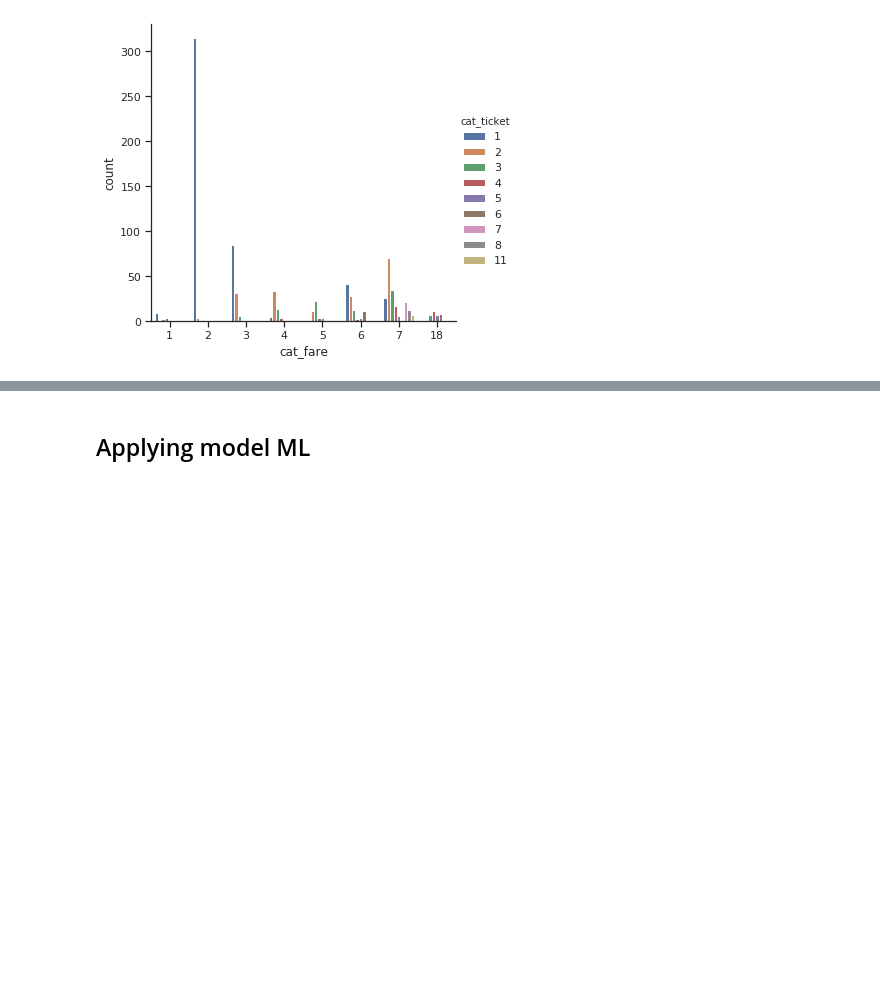
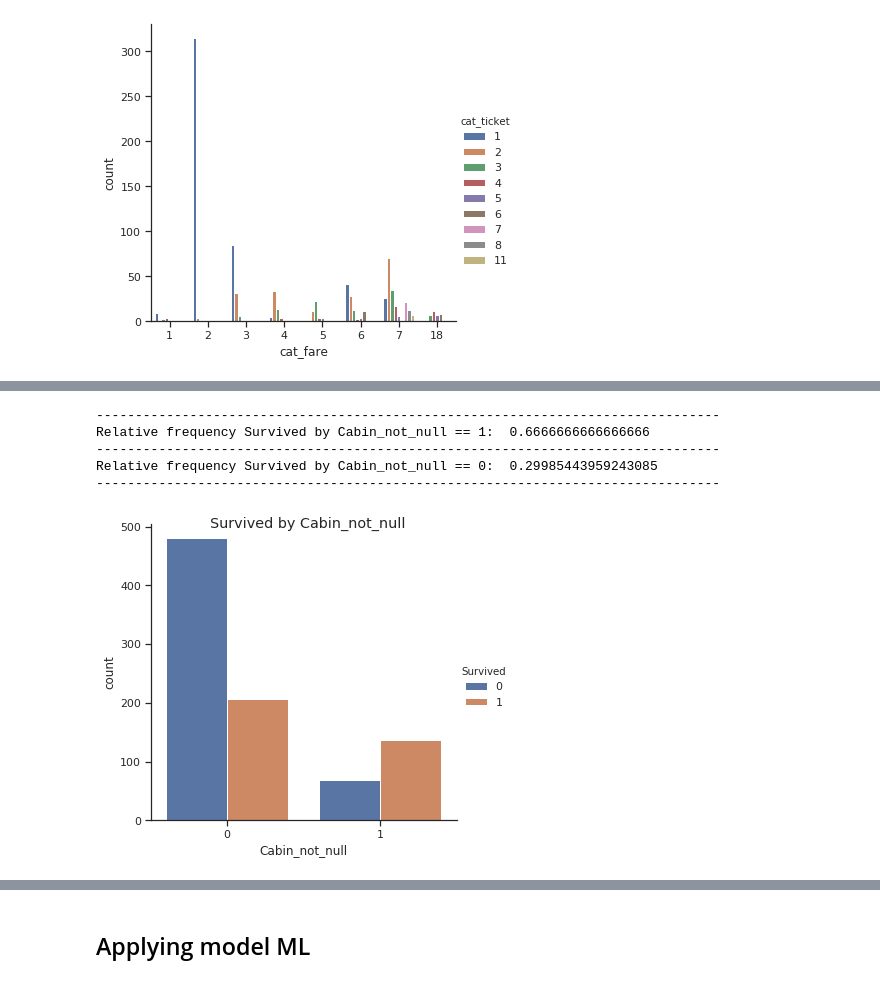
Before and after one commit to RobertGarciadSilva/python-notebooks, a Jupyter notebook: notebooks/DataTitanic/EDATitanic02.ipynb, the cells around one changed output, grey strips where cells are left out. Drawn from its saved outputs; the diff is of its cells as text; code cells hidden in the pictures; blank space fills up the shorter version.

```diff
--- a/notebooks/DataTitanic/EDATitanic02.ipynb
+++ b/notebooks/DataTitanic/EDATitanic02.ipynb
@@ -1434,0 +1531,32 @@ plt.show()
+# %%
+
+# Relative Survived by Cabin_not_null
+
+cabinNotNull1 = dfTrain2[dfTrain2['Cabin_not_null'] == 1] #Pegando os registros que apresentam registro em Cabin não nulo.
+cabinNotNull0 = dfTrain2[dfTrain2['Cabin_not_null'] == 0] #Pegando os registros que apresentam registro em Cabin como nulo.
+
+freqRelCabinNotNull1 = len(cabinNotNull1[cabinNotNull1['Survived'] == 1]) / len(cabinNotNull1)
+#Pegando os registros para Sobreviventes e que estão no grupo em que apresentam registro de Cabin não nulo.
+#Dividindo a quantidade de elementos para Sobreviventes e Cabin diferente de nulo pela quantidade total de
+#registros com Cabin não nulo, objetivo é pegar a frequencia relativa.
+#O mesmo é feito abaixo, mas para o grupo com Cabin nulo.
+
+freqRelCabinNotNull0 = len(cabinNotNull0[cabinNotNull0['Survived'] == 1]) / len(cabinNotNull0)
+
+print(80*'-')
+print('Relative frequency Survived by Cabin_not_null == 1: ', freqRelCabinNotNull1); print(80*'-')
+print('Relative frequency Survived by Cabin_not_null == 0: ', freqRelCabinNotNull0); print(80*'-')
+# %% [output]
+--------------------------------------------------------------------------------
+Relative frequency Survived by Cabin_not_null == 1:  0.6666666666666666
+--------------------------------------------------------------------------------
+Relative frequency Survived by Cabin_not_null == 0:  0.29985443959243085
+--------------------------------------------------------------------------------
+# %%
+
+g = sns.catplot(x='Cabin_not_null', data=dfTrain2, hue='Survived', kind='count')
+g.fig.suptitle('Survived by Cabin_not_null')
+
+plt.show()
+# %% [output]
+[figure, added]
```
Also changed, not shown: parts of 33 cells of this notebook, 1 other file.
